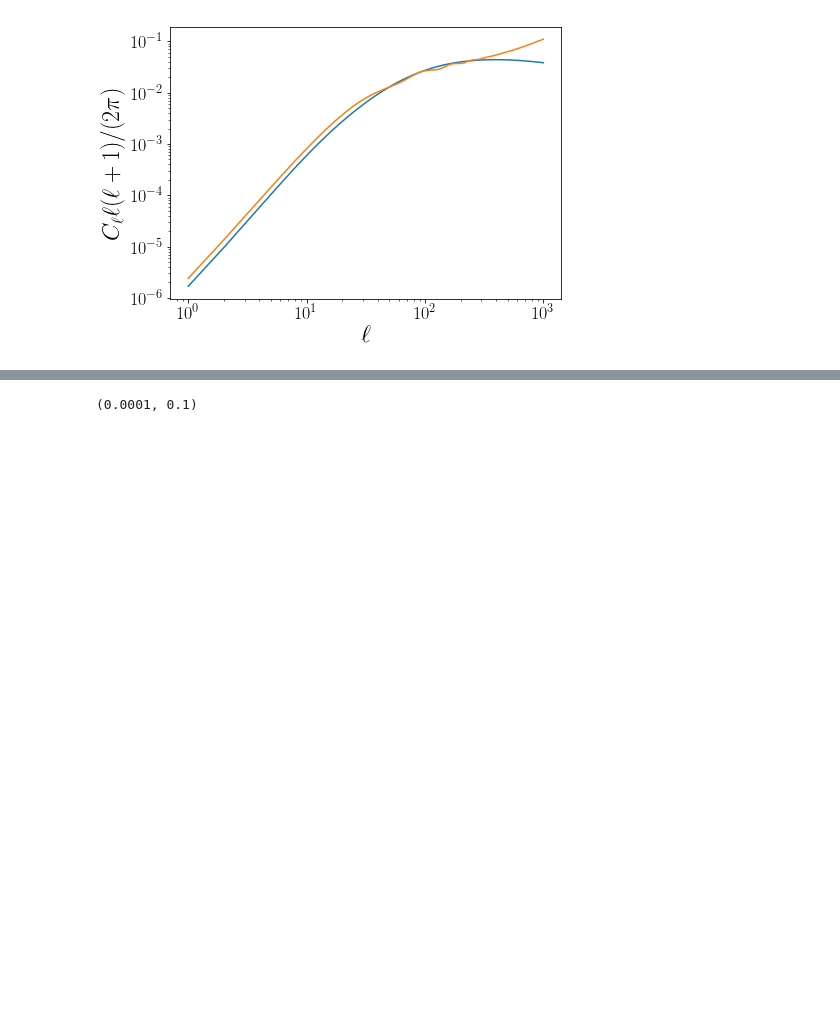
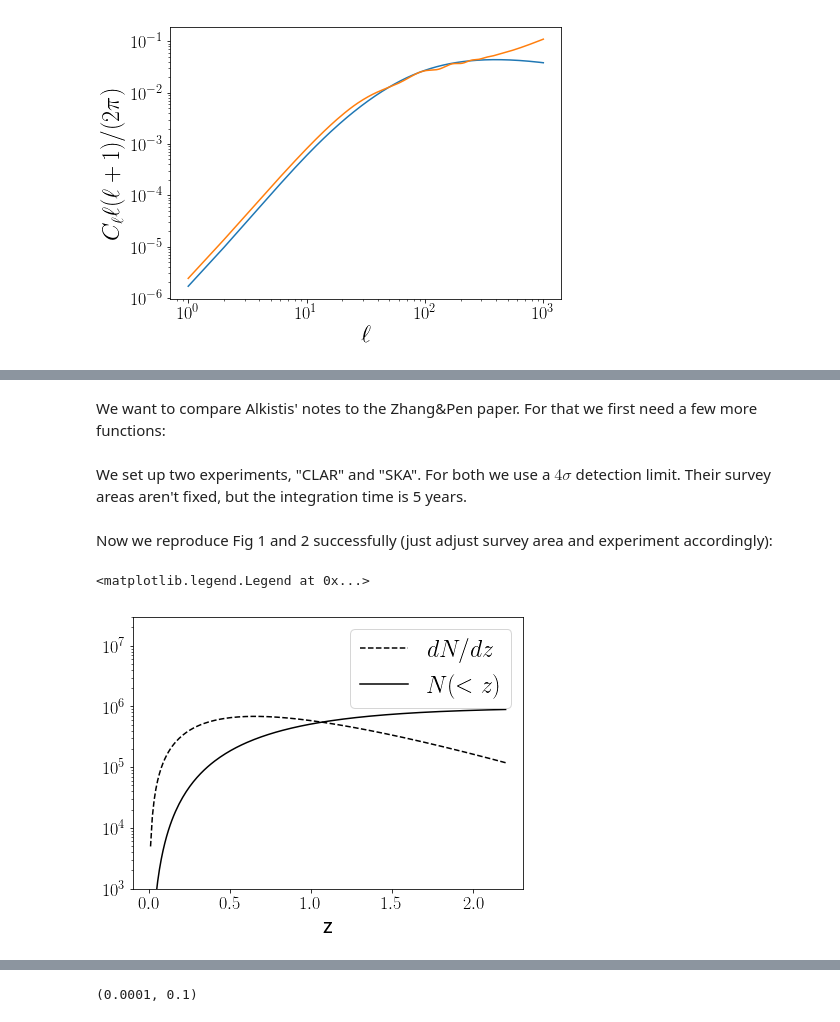
Before and after one commit to amadeuswi/MagBias, a Jupyter notebook: S2N.ipynb, the cells around one changed output, grey strips where cells are left out. Drawn from its saved outputs; the diff is of its cells as text; code cells hidden in the pictures; blank space fills up the shorter version.

Commit message:
Successful reproduction of fig 1 and 2 in zhangpen paper. However, fig 3 and 4 are still off, I do not know why, but I tried to explain the problem in the notebook.

```diff
--- a/S2N.ipynb
+++ b/S2N.ipynb
@@ -394,0 +394,2 @@ Now plotting the HI-mag Cls from Alkistis' notes:
+# %% [markdown]
+We want to compare Alkistis' notes to the Zhang&Pen paper. For that we first need a few more functions:
@@ -394,0 +561,2 @@ Now plotting the HI-mag Cls from Alkistis' notes:
+# %% [markdown]
+We set up two experiments, "CLAR" and "SKA". For both we use a $4\sigma$ detection limit. Their survey areas aren't fixed, but the integration time is 5 years.
@@ -394,0 +593,22 @@ Now plotting the HI-mag Cls from Alkistis' notes:
+# %% [markdown]
+Now we reproduce Fig 1 and 2 successfully (just adjust survey area and experiment accordingly):
+# %%
+ztab = np.linspace(0.01, 2.2,200)
+nsig=4
+Flux = n * Ssys(ztab, CLAR) #we require an n-sigma detection
+
+
+dNdztab = dNdz(ztab, nsig, CLAR)
+Ntab = N_HI(ztab, nsig, CLAR)
+
+fig = P.figure(); ax = fig.add_subplot(111);
+ax.semilogy(ztab, dNdztab, ls = "--", color = "black", label = r"$dN/dz$" )
+ax.semilogy(ztab, Ntab, color = "black", label = r"$N(<z)$")
+
+ax.set_ylim((1e3, 3e7))
+ax.set_xlabel("z")
+
+P.legend(loc = "upper right")
+# %% [output]
+<matplotlib.legend.Legend at 0x...>
+[figure, added]
```
Also changed, not shown: parts of 10 cells of this notebook.
